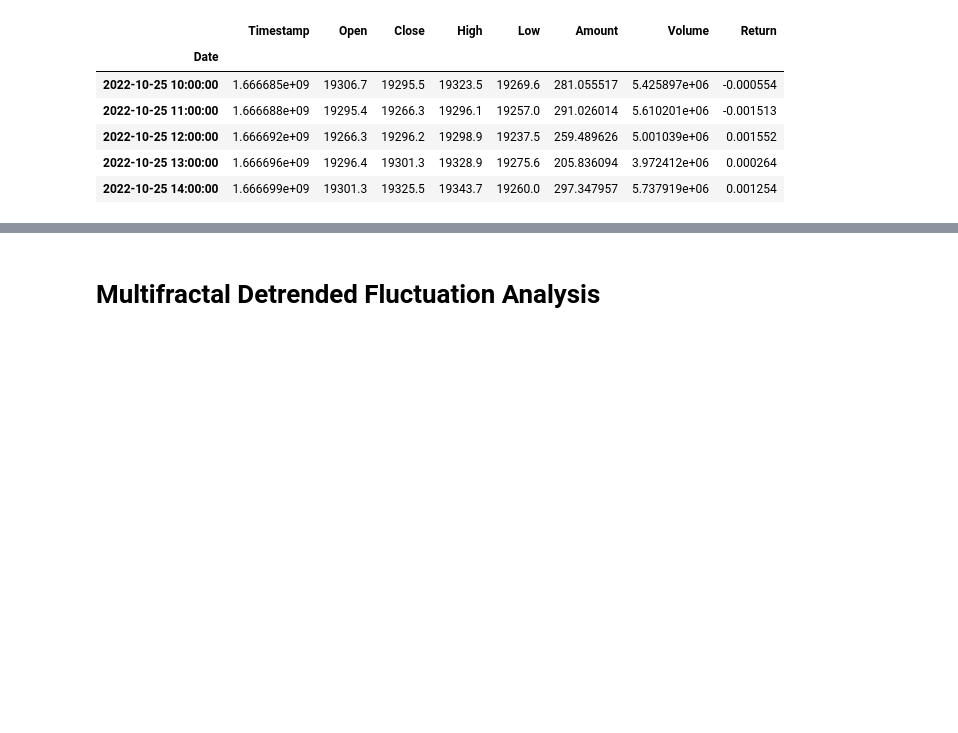
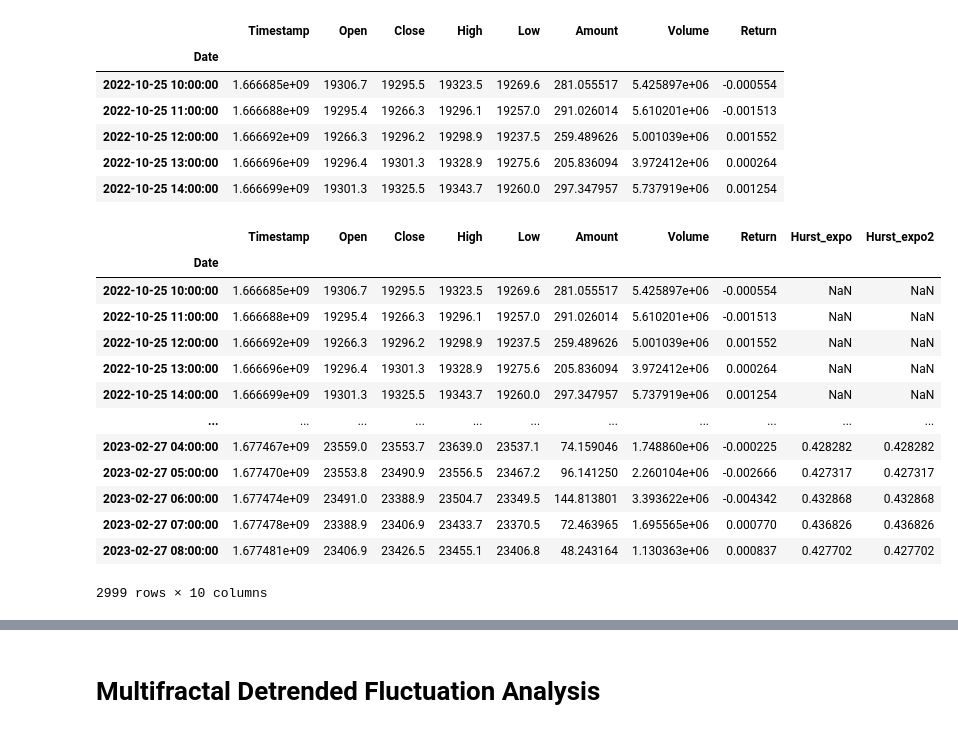
Before and after one commit to BaptisteZloch/Frequency-transformation-and-analysis, a Jupyter notebook: src/07_Hurst_exponent_and_fractal.ipynb, the cells around one changed output, grey strips where cells are left out. Drawn from its saved outputs; the diff is of its cells as text; code cells hidden in the pictures; blank space fills up the shorter version.

```diff
--- a/src/07_Hurst_exponent_and_fractal.ipynb
+++ b/src/07_Hurst_exponent_and_fractal.ipynb
@@ -166,6 +176,24 @@ def calculate_rs(rows_array:pd.Series)->float:
     reg = OLS(Y,add_constant(X))
     res = reg.fit()
     return res.params[1]
+# %%
+df['Hurst_expo2'] = df['Close'].rolling(n).apply(get_hurst_exponent)
+df
+# %% [output]
+|  | Timestamp | Open | Close | High | Low | Amount | Volume | Return | Hurst_expo | Hurst_expo2 |
+| Date |  |  |  |  |  |  |  |  |  |  |
+| 2022-10-25 10:00:00 | 1.666685e+09 | 19306.7 | 19295.5 | 19323.5 | 19269.6 | 281.055517 | 5.425897e+06 | -0.000554 | NaN | NaN |
+| 2022-10-25 11:00:00 | 1.666688e+09 | 19295.4 | 19266.3 | 19296.1 | 19257.0 | 291.026014 | 5.610201e+06 | -0.001513 | NaN | NaN |
+| 2022-10-25 12:00:00 | 1.666692e+09 | 19266.3 | 19296.2 | 19298.9 | 19237.5 | 259.489626 | 5.001039e+06 | 0.001552 | NaN | NaN |
+| 2022-10-25 13:00:00 | 1.666696e+09 | 19296.4 | 19301.3 | 19328.9 | 19275.6 | 205.836094 | 3.972412e+06 | 0.000264 | NaN | NaN |
+| 2022-10-25 14:00:00 | 1.666699e+09 | 19301.3 | 19325.5 | 19343.7 | 19260.0 | 297.347957 | 5.737919e+06 | 0.001254 | NaN | NaN |
+| ... | ... | ... | ... | ... | ... | ... | ... | ... | ... | ... |
+| 2023-02-27 04:00:00 | 1.677467e+09 | 23559.0 | 23553.7 | 23639.0 | 23537.1 | 74.159046 | 1.748860e+06 | -0.000225 | 0.428282 | 0.428282 |
+| 2023-02-27 05:00:00 | 1.677470e+09 | 23553.8 | 23490.9 | 23556.5 | 23467.2 | 96.141250 | 2.260104e+06 | -0.002666 | 0.427317 | 0.427317 |
+| 2023-02-27 06:00:00 | 1.677474e+09 | 23491.0 | 23388.9 | 23504.7 | 23349.5 | 144.813801 | 3.393622e+06 | -0.004342 | 0.432868 | 0.432868 |
+| 2023-02-27 07:00:00 | 1.677478e+09 | 23388.9 | 23406.9 | 23433.7 | 23370.5 | 72.463965 | 1.695565e+06 | 0.000770 | 0.436826 | 0.436826 |
+| 2023-02-27 08:00:00 | 1.677481e+09 | 23406.9 | 23426.5 | 23455.1 | 23406.8 | 48.243164 | 1.130363e+06 | 0.000837 | 0.427702 | 0.427702 |
+2999 rows × 10 columns
 # %%
 df['Hurst_expo'] = df['Close'].rolling(n).apply(get_hurst_exponent)
 df['Hurst_expo_dsod'] = df['Close'].rolling(n).apply(get_hurst_exponent_dsod)
```
Also changed, not shown: parts of 2 cells of this notebook.
